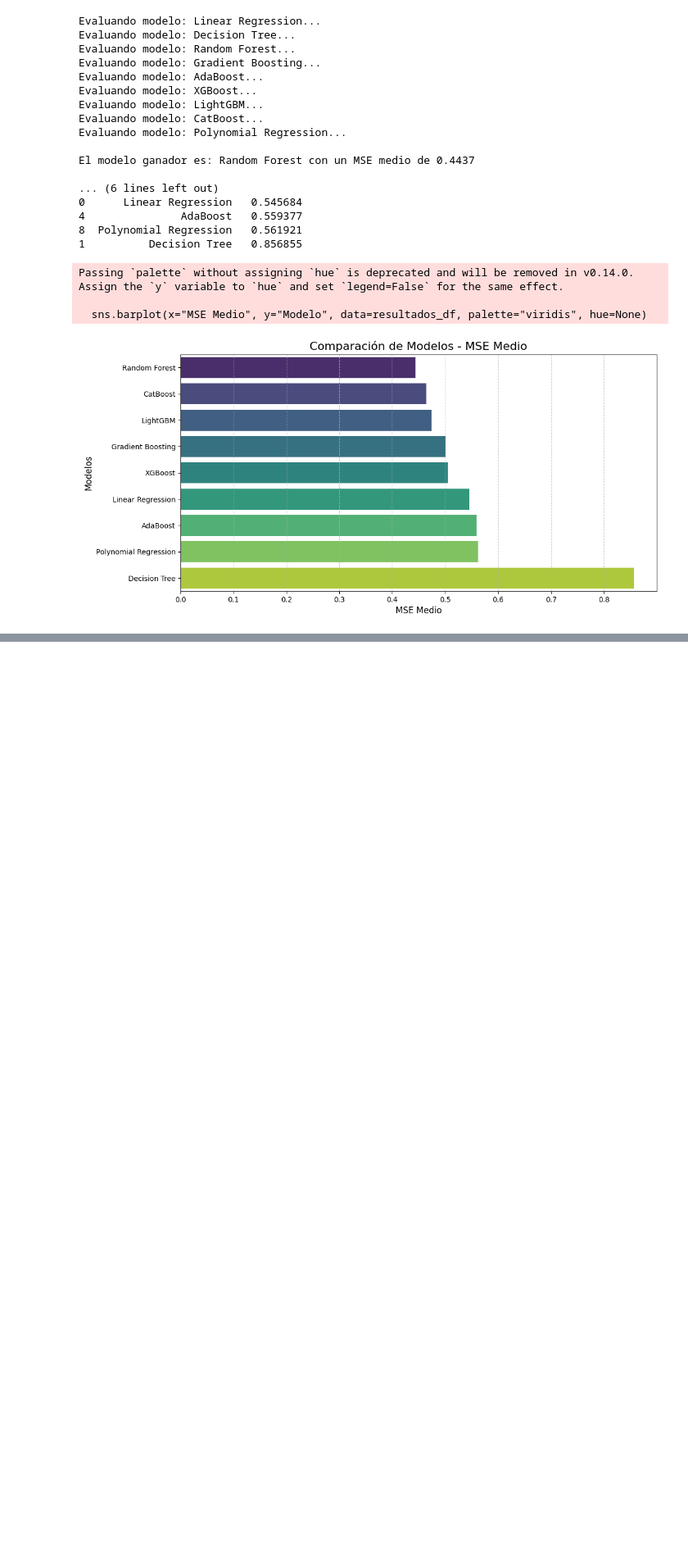
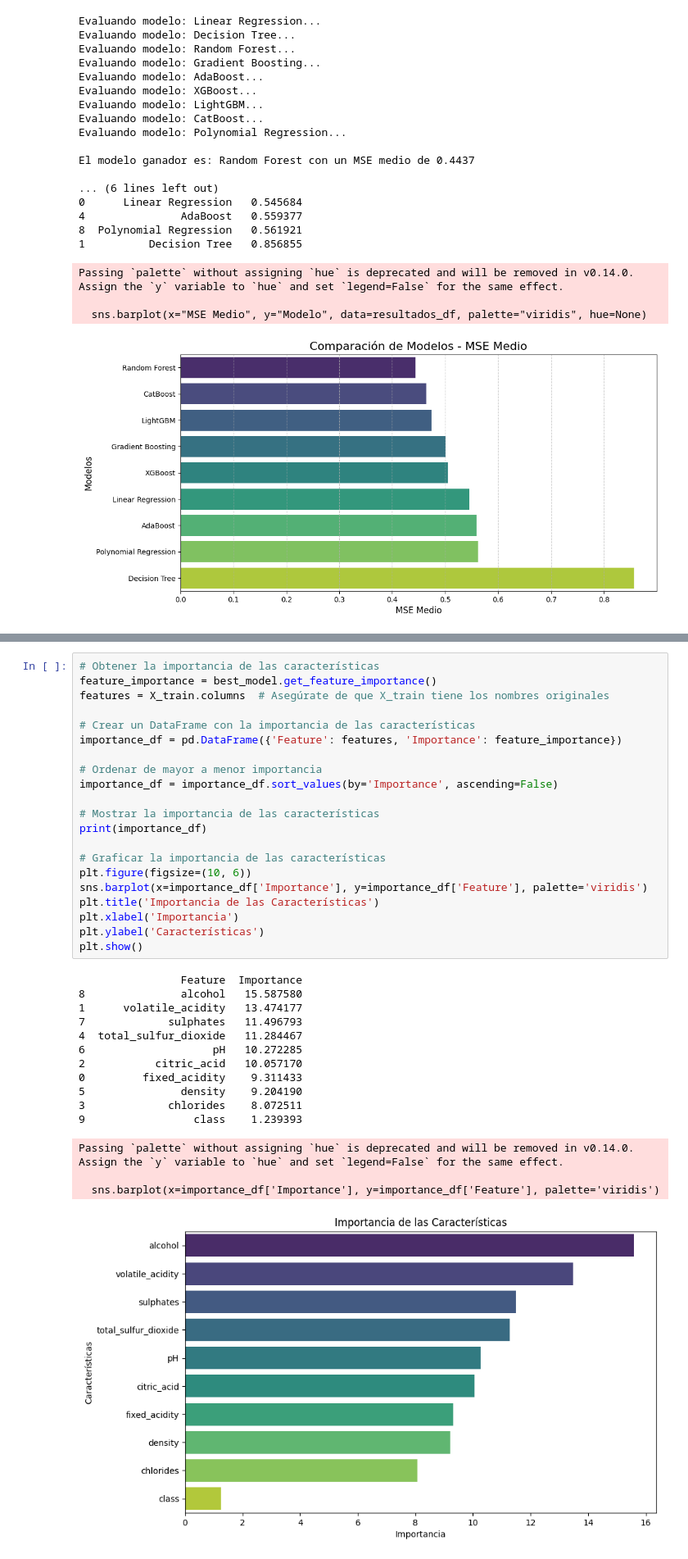
Before and after one commit to Rodrigo6363/ONLINE_DS_THEBRIDGE_ROD, a Jupyter notebook: Sprint_12/Unidad_02/Practica_Obligatoria/18_Practica_Obligatoria_Repaso_Aprendizaje_Supervisado.ipynb, the cells around one changed output, grey strips where cells are left out. Shown at 82% size. Cells and saved outputs as stored; diff of their text form; blank space fills up the shorter version.

```diff
--- a/Sprint_12/Unidad_02/Practica_Obligatoria/18_Practica_Obligatoria_Repaso_Aprendizaje_Supervisado.ipynb
+++ b/Sprint_12/Unidad_02/Practica_Obligatoria/18_Practica_Obligatoria_Repaso_Aprendizaje_Supervisado.ipynb
@@ -784,0 +900,37 @@ Optimización de hiperparámetros para Random Forest...
+# %%
+# Obtener la importancia de las características
+feature_importance = best_model.get_feature_importance()
+features = X_train.columns  # Asegúrate de que X_train tiene los nombres originales
+
+# Crear un DataFrame con la importancia de las características
+importance_df = pd.DataFrame({'Feature': features, 'Importance': feature_importance})
+
+# Ordenar de mayor a menor importancia
+importance_df = importance_df.sort_values(by='Importance', ascending=False)
+
+# Mostrar la importancia de las características
+print(importance_df)
+
+# Graficar la importancia de las características
+plt.figure(figsize=(10, 6))
+sns.barplot(x=importance_df['Importance'], y=importance_df['Feature'], palette='viridis')
+plt.title('Importancia de las Características')
+plt.xlabel('Importancia')
+plt.ylabel('Características')
+plt.show()
+# %% [output]
+                Feature  Importance
+8               alcohol   15.587580
+1      volatile_acidity   13.474177
+7             sulphates   11.496793
+4  total_sulfur_dioxide   11.284467
+6                    pH   10.272285
+2           citric_acid   10.057170
+0         fixed_acidity    9.311433
+5               density    9.204190
+3             chlorides    8.072511
+9                 class    1.239393
+Passing `palette` without assigning `hue` is deprecated and will be removed in v0.14.0. Assign the `y` variable to `hue` and set `legend=False` for the same effect.
+
+  sns.barplot(x=importance_df['Importance'], y=importance_df['Feature'], palette='viridis')
+[figure, added]
```
Also changed, not shown: parts of 14 cells of this notebook, 8 other files.
